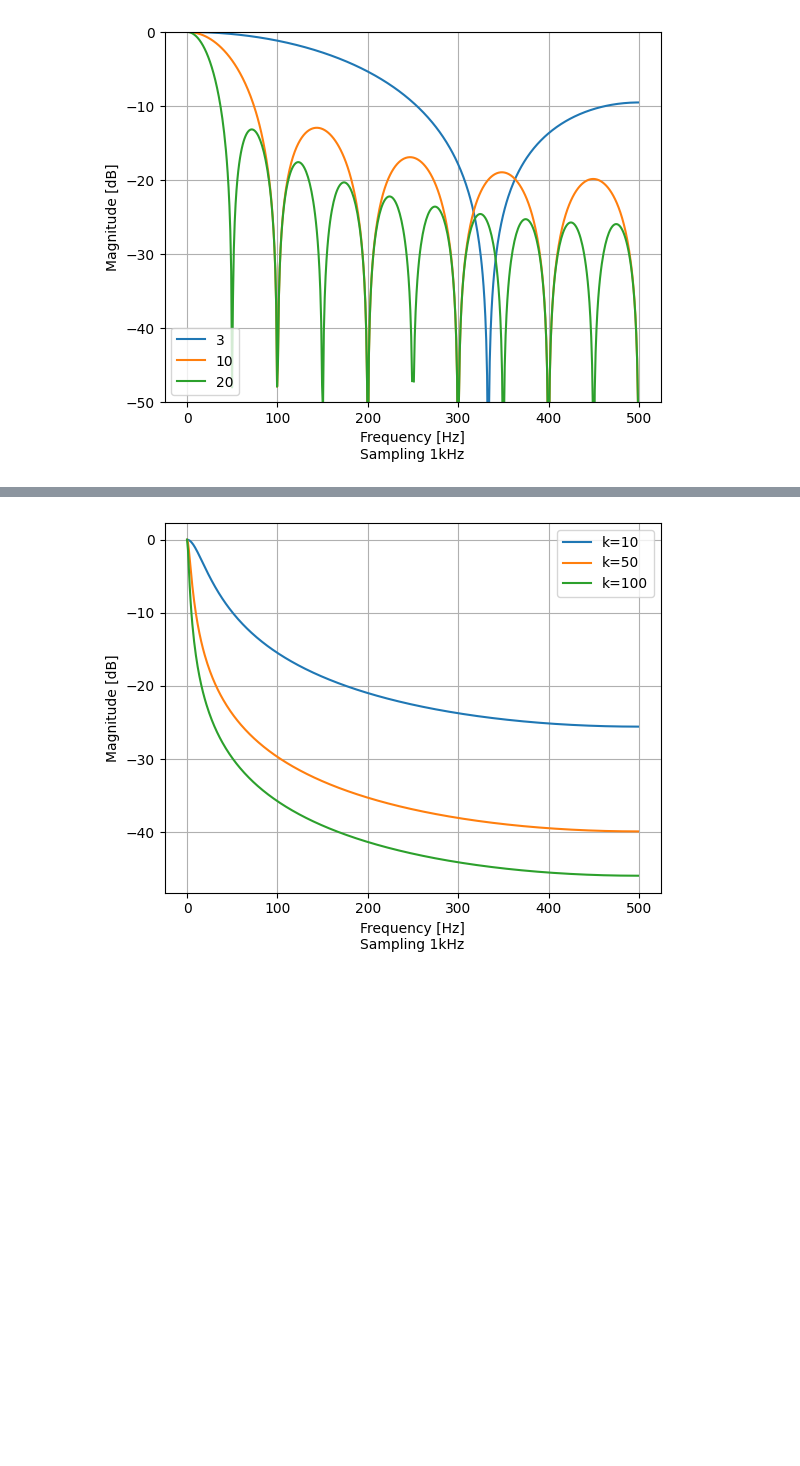
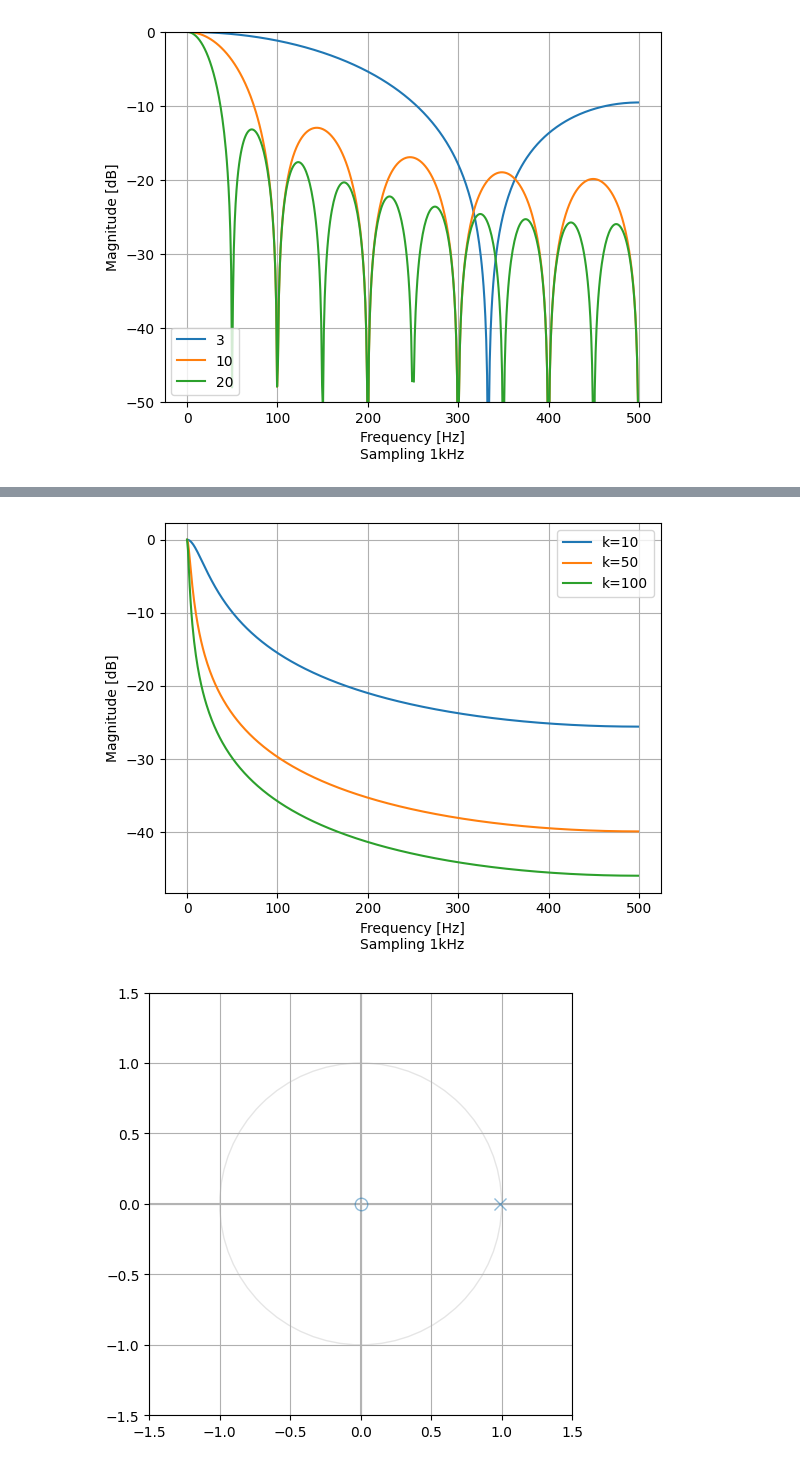
Before and after one commit to ikatkov/lipo-battery-charger, a Jupyter notebook: moving-average.ipynb, the cells around one changed output, grey strips where cells are left out. Drawn from its saved outputs; the diff is of its cells as text; code cells hidden in the pictures; blank space fills up the shorter version.

Commit message:
added zeros and poles unit circle plot

```diff
--- a/moving-average.ipynb
+++ b/moving-average.ipynb
@@ -99,24 +184,29 @@ In `scipy.signal` terms we need two array of coefficients
 # %%
 fs = 1000  # Hz
 k = 100
 w = np.linspace(0, np.pi, 1024)
 
 fig, ax = plt.subplots()
 for k in [10, 50, 100]:
     b = [1/k, 0] # numerator co-effs of filter transfer function
     a = [1, -(k-1)/k]  # denominator co-effs of filter transfer function
     w, h = signal.freqz(b, a)
     f = w * fs / (2*np.pi)
     ax.plot(f, 20 * np.log10(abs(h)), label="k=" + str(k))
 plt.ylabel('Magnitude [dB]')
 plt.xlabel('Frequency [Hz]\nSampling 1kHz')
 plt.grid(True)
 #plt.xlim(0, 100)
 # plt.ylim(-50, 0)
 plt.legend()
 plt.show()
+
+    # Get the poles and zeros
+z, p, k = signal.tf2zpk(b, a)
+zplane(z,p)
 # %% [output]
 [figure]
+[figure, added]
 # %%
 def ma(x, n=5):
     b = np.repeat(1.0/n, n)  # Create impulse response
```
Also changed, not shown: parts of 2 cells of this notebook.
